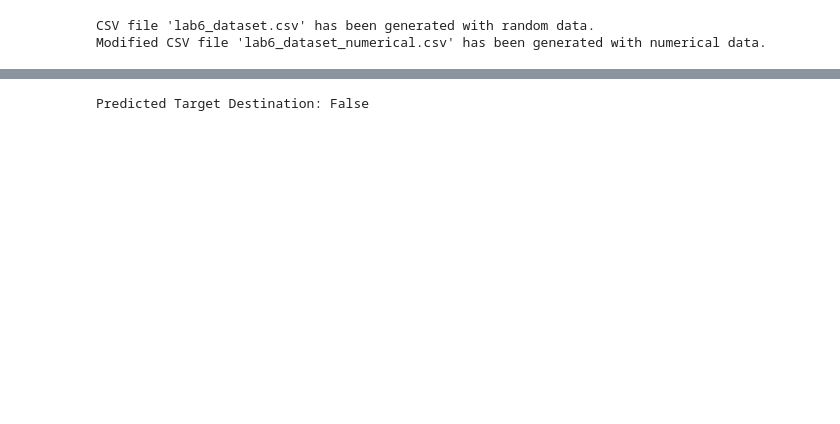
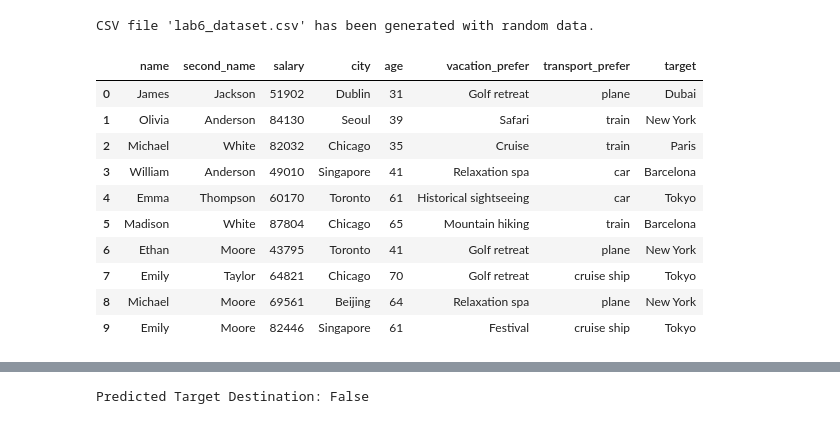
Before and after one commit to Azilya1112/BigData, a Jupyter notebook: lab6/lab6_2.ipynb, the cells around one changed output, grey strips where cells are left out. Saved outputs shown, nothing was run; the diff lists cells and outputs as text; code cells hidden in the pictures; blank space fills up the shorter version.

```diff
--- a/lab6/lab6_2.ipynb
+++ b/lab6/lab6_2.ipynb
@@ -17,29 +13,30 @@ def generate_data():
         target = choice(['Tokyo', 'Paris', 'New York', 'Barcelona', 'Dubai'])
 
         return [name, second_name, salary, city, age, vacation_prefer, transport_prefer, target]
-# %%
-import pandas as pd
-
-csv_file_path = 'lab6_dataset.csv'
-with open(csv_file_path, 'w', newline='') as csvfile:
-    writer = csv.writer(csvfile)
-    writer.writerow(['Name', 'Second Name', 'Salary', 'City', 'Age', 'Vacation Preference', 'Transport Preference', 'Target Destination'])
-    for _ in range(1000):
-        writer.writerow(generate_data())
-
-print(f"CSV file '{csv_file_path}' has been generated with random data.")
-
-# Read the CSV file into a DataFrame
-df = pd.read_csv(csv_file_path)
-
-# Use get_dummies to convert categorical columns to numerical format
-df = pd.get_dummies(df, columns=['Name', 'Second Name', 'City', 'Vacation Preference', 'Transport Preference', 'Target Destination'], drop_first=True)
-
-# Save the modified data to a new CSV file
-modified_csv_path = 'lab6_dataset_numerical.csv'
-df.to_csv(modified_csv_path, index=False)
-
-print(f"Modified CSV file '{modified_csv_path}' has been generated with numerical data.")
-# %% [output]
-CSV file 'lab6_dataset.csv' has been generated with random data.
-Modified CSV file 'lab6_dataset_numerical.csv' has been generated with numerical data.
+# %%
+csv_file_path = 'lab6_dataset.csv'
+with open(csv_file_path, 'w', newline='') as csvfile:
+    writer = csv.writer(csvfile)
+    writer.writerow(['name', 'second_name', 'salary', 'city', 'age', 'vacation_prefer', 'transport_prefer', 'target'])
+    for _ in range(1000):
+        writer.writerow(generate_data())
+
+print(f"CSV file '{csv_file_path}' has been generated with random data.")
+# %% [output]
+CSV file 'lab6_dataset.csv' has been generated with random data.
+# %%
+import pandas as pd
+data = pd.read_csv('lab6_dataset.csv')
+data.head(10)
+# %% [output]
+|  | name | second_name | salary | city | age | vacation_prefer | transport_prefer | target |
+| 0 | James | Jackson | 51902 | Dublin | 31 | Golf retreat | plane | Dubai |
+| 1 | Olivia | Anderson | 84130 | Seoul | 39 | Safari | train | New York |
+| 2 | Michael | White | 82032 | Chicago | 35 | Cruise | train | Paris |
+| 3 | William | Anderson | 49010 | Singapore | 41 | Relaxation spa | car | Barcelona |
+| 4 | Emma | Thompson | 60170 | Toronto | 61 | Historical sightseeing | car | Tokyo |
+| 5 | Madison | White | 87804 | Chicago | 65 | Mountain hiking | train | Barcelona |
+| 6 | Ethan | Moore | 43795 | Toronto | 41 | Golf retreat | plane | New York |
+| 7 | Emily | Taylor | 64821 | Chicago | 70 | Golf retreat | cruise ship | Tokyo |
+| 8 | Michael | Moore | 69561 | Beijing | 64 | Relaxation spa | plane | New York |
+| 9 | Emily | Moore | 82446 | Singapore | 61 | Festival | cruise ship | Tokyo |
```
Also changed, not shown: parts of 9 cells of this notebook, 9 other files.
